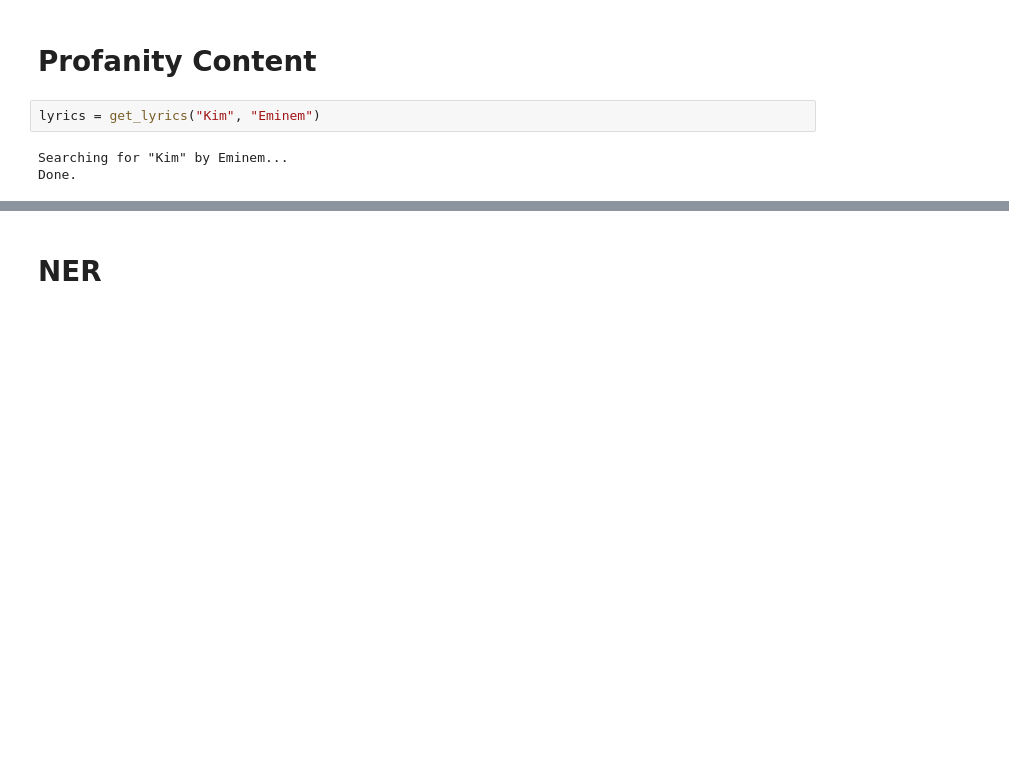
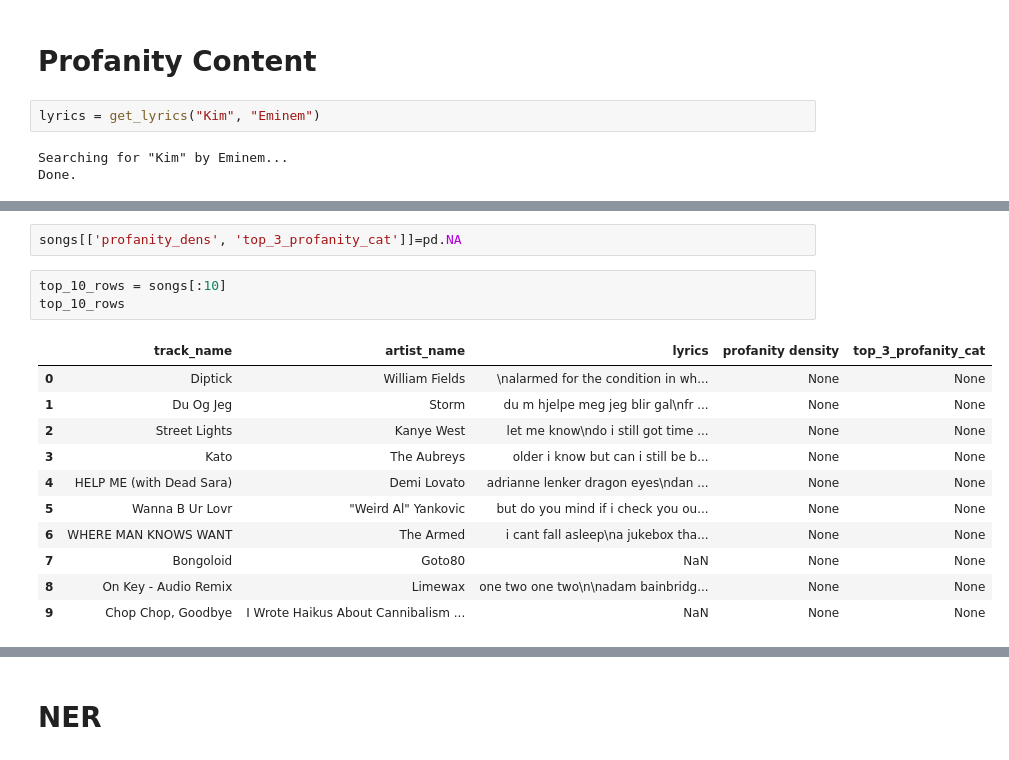
Before and after one commit to LauWyeRock/RecommendationSystem, a Jupyter notebook: KnowledgeGraph/Lyrics/Lyrics.ipynb, the cells around one changed output, grey strips where cells are left out. Drawn from its saved outputs; the diff is of its cells as text; blank space fills up the shorter version.

```diff
--- a/KnowledgeGraph/Lyrics/Lyrics.ipynb
+++ b/KnowledgeGraph/Lyrics/Lyrics.ipynb
@@ -382,3 +505,20 @@ analyze_lyrics_for_profanity(lyrics)
  'top_3_categories': [('sexual anatomy / sexual acts', 10),
   ('bodily fluids / excrement', 1),
   ('sexual orientation / gender', 1)]}
+# %%
+songs[['profanity_dens', 'top_3_profanity_cat']]=pd.NA
+# %%
+top_10_rows = songs[:10]
+top_10_rows
+# %% [output]
+|  | track_name | artist_name | lyrics | profanity density | top_3_profanity_cat |
+| 0 | Diptick | William Fields | \nalarmed for the condition in wh... | None | None |
+| 1 | Du Og Jeg | Storm | du m hjelpe meg jeg blir gal\nfr ... | None | None |
+| 2 | Street Lights | Kanye West | let me know\ndo i still got time ... | None | None |
+| 3 | Kato | The Aubreys | older i know but can i still be b... | None | None |
+| 4 | HELP ME (with Dead Sara) | Demi Lovato | adrianne lenker dragon eyes\ndan ... | None | None |
+| 5 | Wanna B Ur Lovr | "Weird Al" Yankovic | but do you mind if i check you ou... | None | None |
+| 6 | WHERE MAN KNOWS WANT | The Armed | i cant fall asleep\na jukebox tha... | None | None |
+| 7 | Bongoloid | Goto80 | NaN | None | None |
+| 8 | On Key - Audio Remix | Limewax | one two one two\n\nadam bainbridg... | None | None |
+| 9 | Chop Chop, Goodbye | I Wrote Haikus About Cannibalism ... | NaN | None | None |
```
Also changed, not shown: parts of 25 cells of this notebook, 9 other files.
